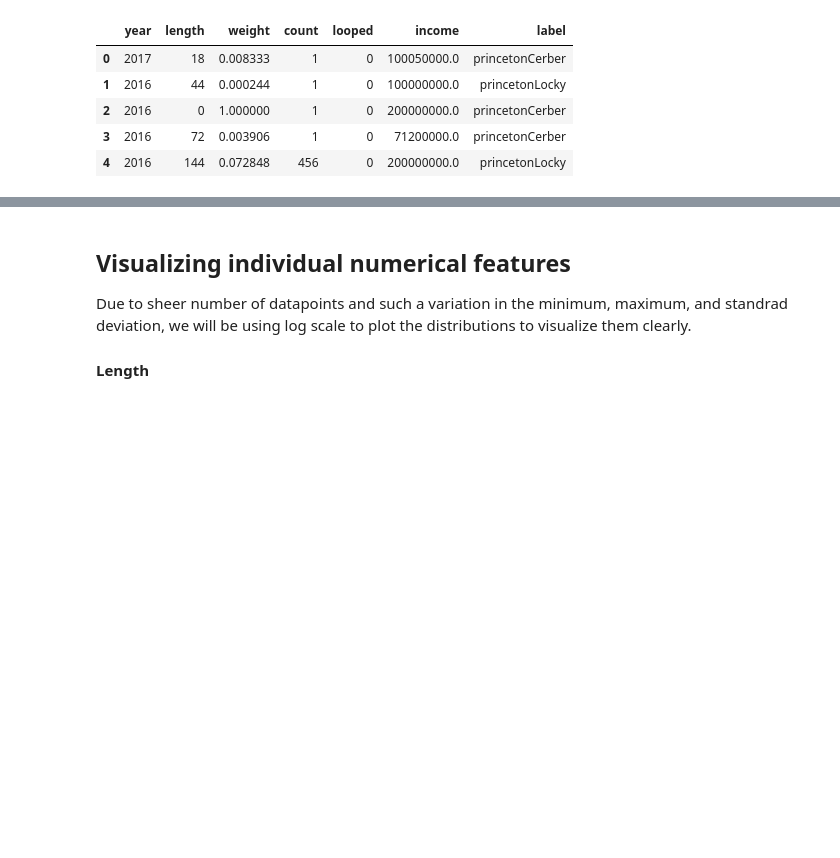
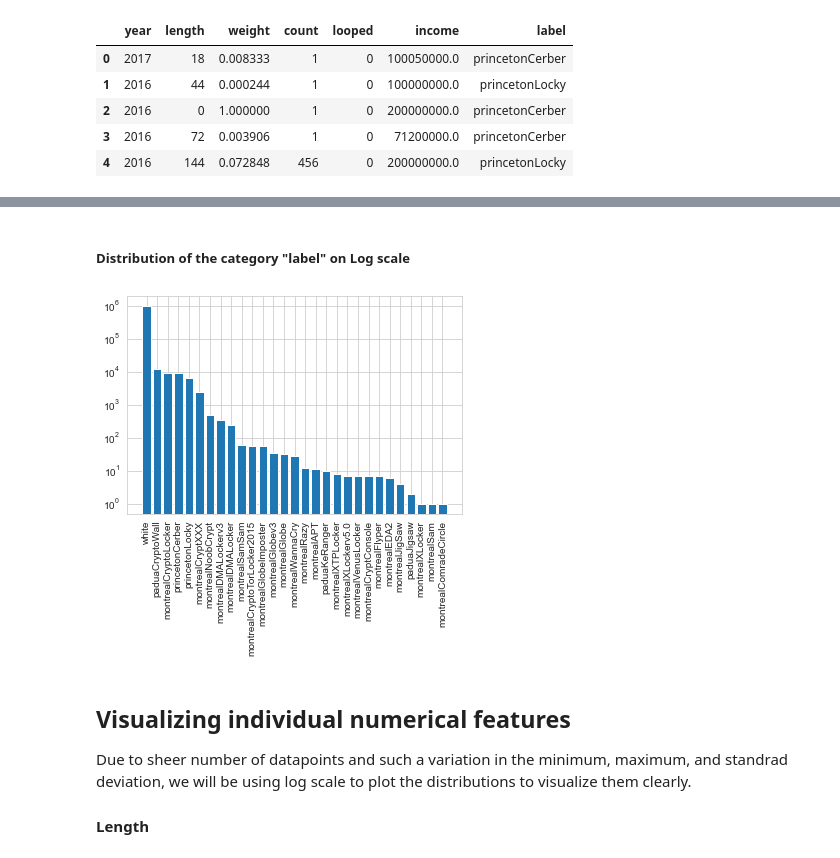
Before and after one commit to gauravsh0812/Bitcoin_Heist, a Jupyter notebook: Bitcoin_Heist.ipynb, the cells around one changed output, grey strips where cells are left out. Cells and saved outputs as stored; diff of their text form; code cells hidden in the pictures; blank space fills up the shorter version.

```diff
--- a/Bitcoin_Heist.ipynb
+++ b/Bitcoin_Heist.ipynb
@@ -98,0 +109,4 @@ As can be seen, year 2018 doesn't have many datapoints compared to other years.
+# %%
+index_2018 = df[df['year']==2018].index
+df.drop(index_2018, inplace = True)
+df.head()
@@ -98,0 +122,4 @@ As can be seen, year 2018 doesn't have many datapoints compared to other years.
+# %%
+# Total number of categories in label
+label_dict = df['label'].value_counts().to_dict()
+label_dict
@@ -99,3 +144,11 @@ As can be seen, year 2018 doesn't have many datapoints compared to other years.
+# %% [markdown]
+##### Distribution of the category "label" on Log scale
+# %%
+plt.bar(range(len(label_dict)), list(label_dict.values()), align='center', log=True)
+plt.xticks(range(len(label_dict)), list(label_dict.keys()), rotation = 'vertical')
+plt.show()
+# %% [output]
+[figure, added]
 # %% [markdown]
 ## Visualizing individual numerical features
 
```
Also changed, not shown: parts of 8 cells of this notebook.
